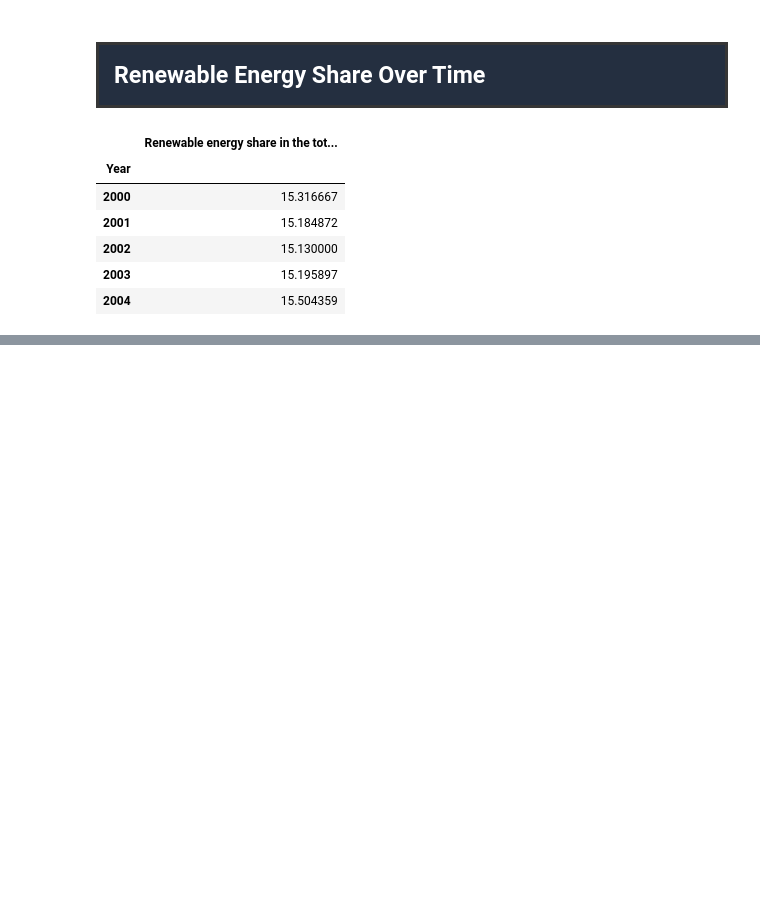
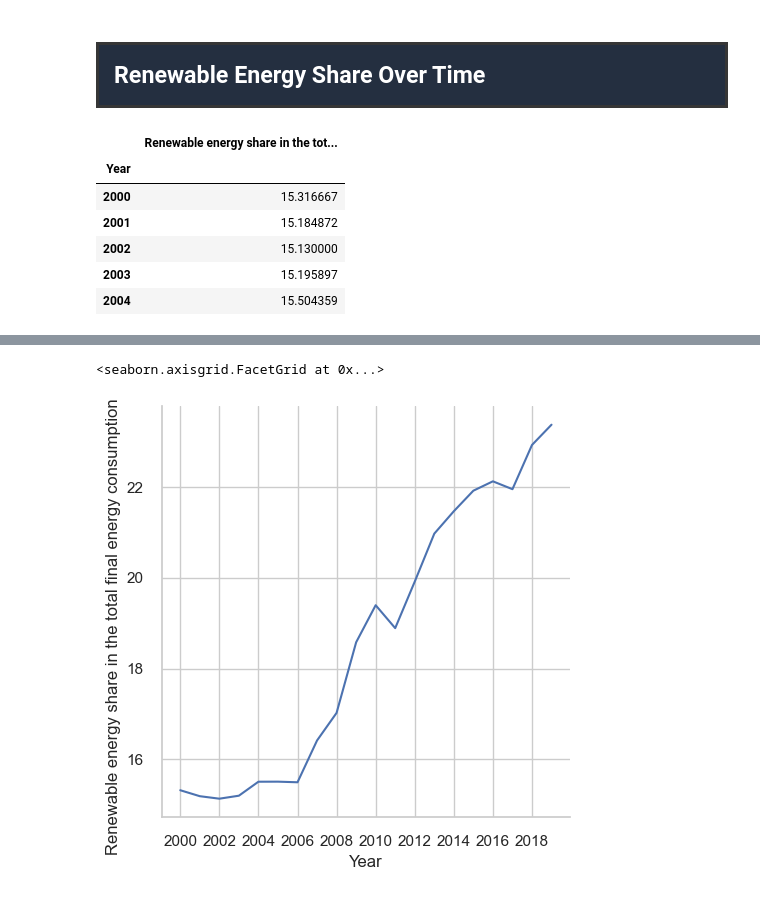
Before and after one commit to ahmedjamshed79/DataCo-supply-chain-analytics, a Jupyter notebook: EU_Sustainaability_Adoption_Notebook.ipynb, the cells around one changed output, grey strips where cells are left out. Saved outputs shown, nothing was run; the diff lists cells and outputs as text; code cells hidden in the pictures; blank space fills up the shorter version.

```diff
--- a/EU_Sustainaability_Adoption_Notebook.ipynb
+++ b/EU_Sustainaability_Adoption_Notebook.ipynb
@@ -153,0 +170,10 @@ No artists with labels found to put in legend.  Note that artists whose label st
+# %%
+sns.relplot(
+    data=rnShare,
+    kind="line",
+    x=rnShare.index,
+    y="Renewable energy share in the total final energy consumption (%)",
+)
+# %% [output]
+<seaborn.axisgrid.FacetGrid at 0x...>
+[figure, added]
```
Also changed, not shown: parts of 4 cells of this notebook.
